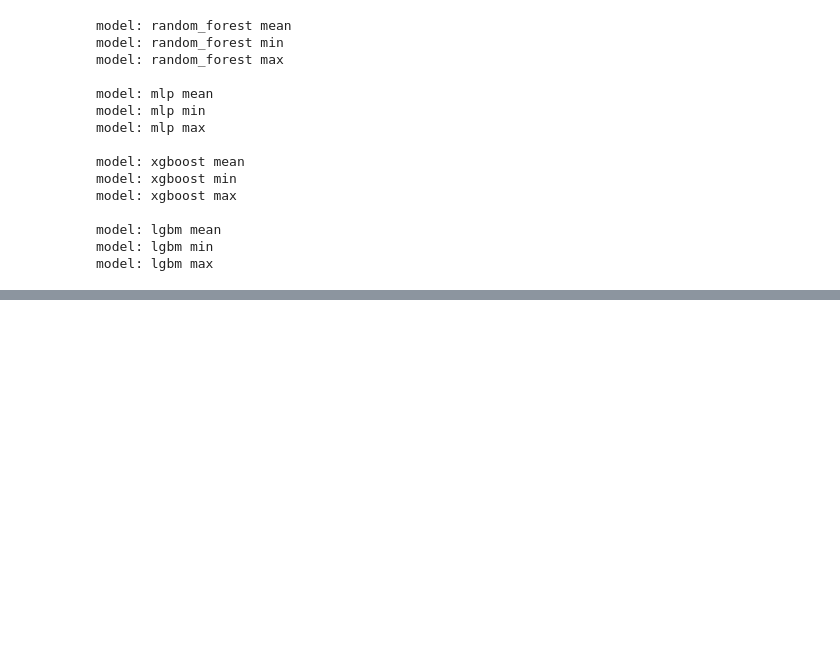
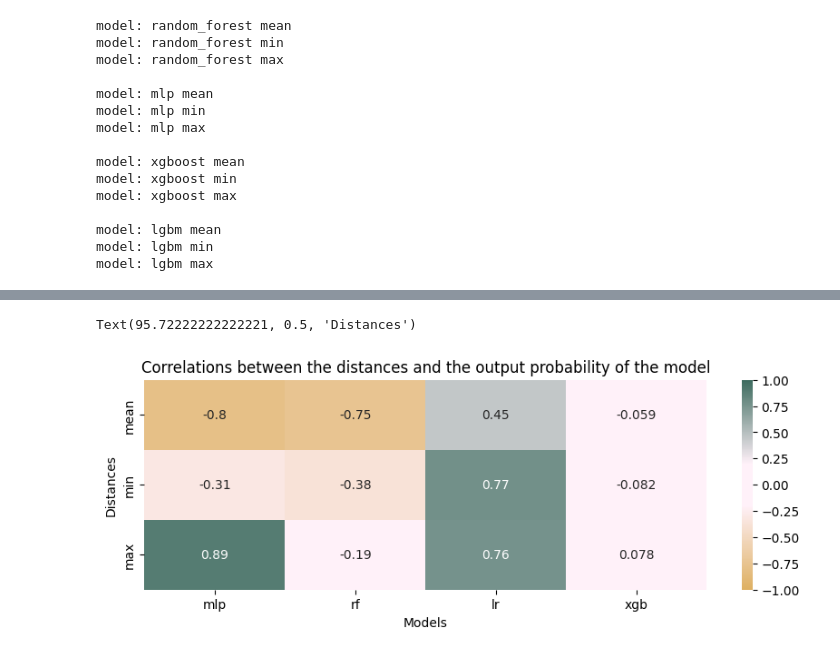
Before and after one commit to clarapunzi/SC-CE, a Jupyter notebook: eval.ipynb, the cells around one changed output, grey strips where cells are left out. Saved outputs shown, nothing was run; the diff lists cells and outputs as text; code cells hidden in the pictures; blank space fills up the shorter version.

```diff
--- a/eval.ipynb
+++ b/eval.ipynb
@@ -395,7 +405,9 @@ with open("debug/ranking.pkl","wb") as f:
     pickle.dump([all_ranking_list_mean,
                  all_ranking_list_std,
                  all_ranking_list_min,
-                 all_ranking_list_max],f)
+                 all_ranking_list_max,
+                 all_probabs],f)
+
 
 with open("debug/rank_10_vals.pkl","wb") as f:
     pickle.dump(rank_10_vals,f)
@@ -404,0 +419,15 @@ with open("debug/rank_10_vals.pkl","wb") as f:
+# %%
+# check the correlation between the distances and the predict probailities of the model
+# we can use the predict_proba of the model to get the probability of the class
+correlations = {}
+for k in models.keys():
+
+    correlations[k] = {}
+    print(f"Correlation between {k}'s output prob and the distances:")
+    correlations[k]["min"] = np.corrcoef(all_ranking_list_min[k],  np.array(all_probabs[k]).max(axis=1))[0,1]
+    correlations[k]["max"] = np.corrcoef(all_ranking_list_max[k],  np.array(all_probabs[k]).max(axis=1))[0,1]
+    correlations[k]["mean"] = np.corrcoef(all_ranking_list_mean[k],np.array(all_probabs[k]).max(axis=1))[0,1]
+    print("Min",np.round(correlations[k]["min"],3))
+    print("Max",np.round(correlations[k]["max"],3))
+    print("Mean",np.round(correlations[k]["mean"],3))
+    print()
@@ -404,0 +454,21 @@ with open("debug/rank_10_vals.pkl","wb") as f:
+# %%
+correlations = pd.DataFrame(correlations).values
+# %%
+from src.fancy_plots import build_cmap, gold_map
+from seaborn import cm
+# def plot_correlations()
+#correlations = np.random.rand(3,4)*2-1
+#correlations.shape
+# plot the correlations as colored ig squares with the value inside using sns
+fig, ax = plt.subplots(1,1,figsize=(10,3))
+gold_map_r  = build_cmap(0.2,'#deb062', '#fff1f9','#3c6b5e')
+
+sns.heatmap(correlations,annot=True,ax=ax,vmin=-1,vmax=1,cmap=gold_map_r)#build_cmap(0.7,c1="blue",c3="red"))
+ax.set_yticklabels(["mean","min","max"])
+ax.set_xticklabels(["mlp","rf","lr","xgb"])
+ax.set_title("Correlations between the distances and the output probability of the model")
+plt.xlabel("Models")
+plt.ylabel("Distances")
+# %% [output]
+Text(95.72222222222221, 0.5, 'Distances')
+[figure, added]
```
Also changed, not shown: parts of 12 cells of this notebook, 4 other files.
